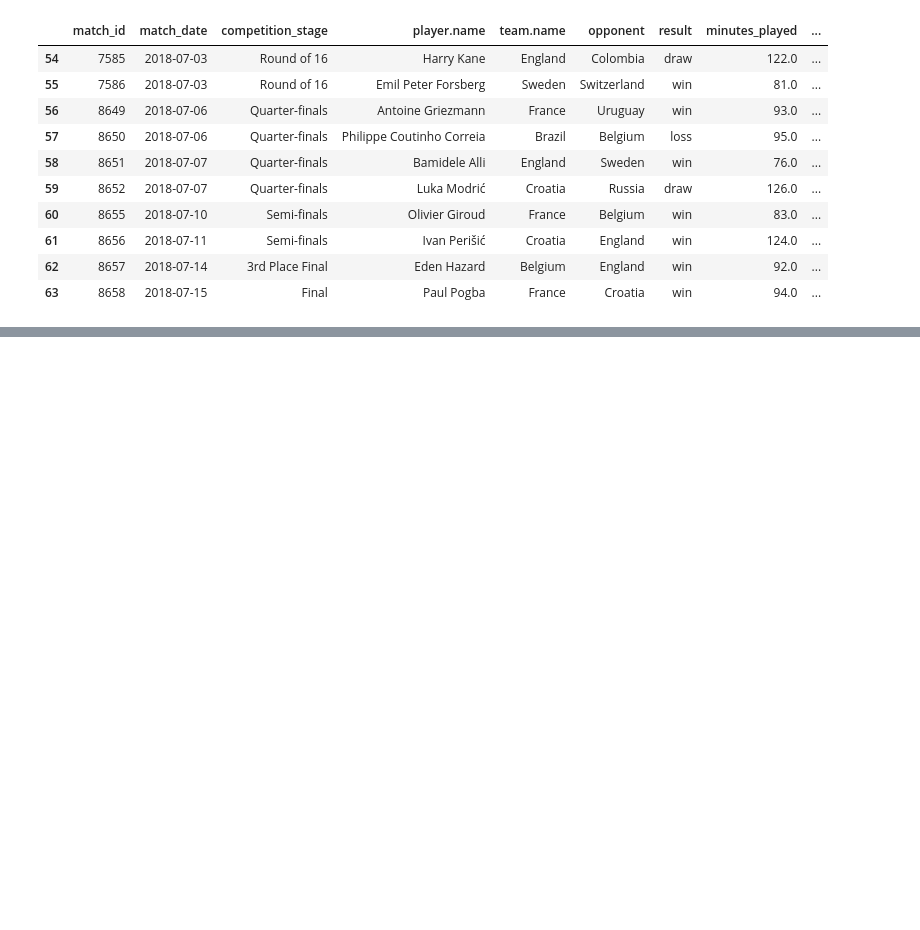
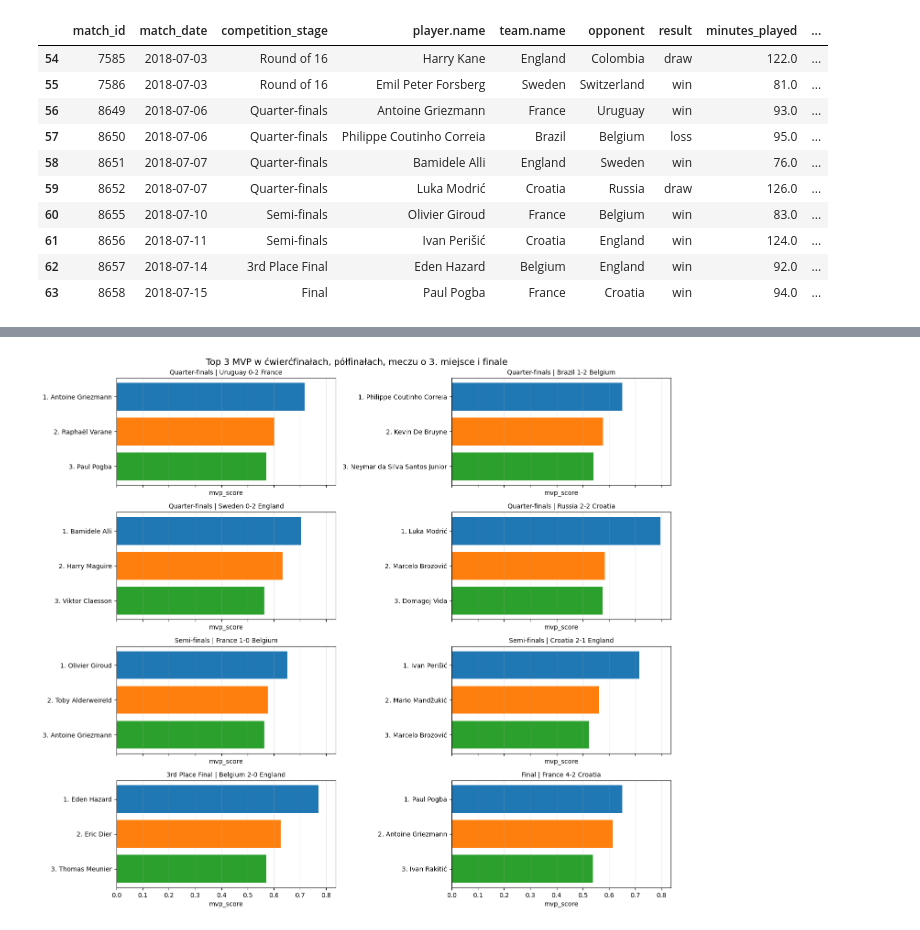
Before and after one commit to mkoczkodaj/MGR_MK, a Jupyter notebook: notebooks/03_budowanie_akcji_ofensywnych.ipynb, the cells around one changed output, grey strips where cells are left out. Saved outputs shown, nothing was run; the diff lists cells and outputs as text; code cells hidden in the pictures; blank space fills up the shorter version.

```diff
--- a/notebooks/03_budowanie_akcji_ofensywnych.ipynb
+++ b/notebooks/03_budowanie_akcji_ofensywnych.ipynb
@@ -277,0 +343,88 @@ all_match_mvps.tail(10)
+# %%
+
+try:
+    mvp_candidates
+except NameError:
+    MVP_MATCH_IDS = None
+    mvp_dataset = build_player_match_dataset(matches, match_ids=MVP_MATCH_IDS)
+    mvp_dataset = add_player_momentum_to_dataset(mvp_dataset, matches)
+    mvp_candidates = score_mvp_candidates(mvp_dataset)
+
+key_stages = ['Quarter-finals', 'Semi-finals', '3rd Place Final', 'Final']
+stage_order = {stage: index for index, stage in enumerate(key_stages)}
+
+key_stage_top3 = (
+    mvp_candidates[
+        mvp_candidates['is_mvp_eligible']
+        & mvp_candidates['competition_stage'].isin(key_stages)
+    ]
+    .sort_values(['match_id', 'mvp_score'], ascending=[True, False])
+    .groupby('match_id', as_index=False)
+    .head(3)
+    .copy()
+)
+
+key_stage_top3['top3_position'] = (
+    key_stage_top3.groupby('match_id')['mvp_score']
+    .rank(ascending=False, method='first')
+    .astype(int)
+)
+key_stage_top3['stage_order'] = key_stage_top3['competition_stage'].map(stage_order)
+key_stage_top3['match_label'] = (
+    key_stage_top3['competition_stage']
+    + ' | '
+    + key_stage_top3['home_team']
+    + ' '
+    + key_stage_top3['home_score'].astype(str)
+    + '-'
+    + key_stage_top3['away_score'].astype(str)
+    + ' '
+    + key_stage_top3['away_team']
+)
+
+key_stage_top3 = key_stage_top3.sort_values(
+    ['stage_order', 'match_date', 'match_id', 'top3_position']
+).reset_index(drop=True)
+
+match_labels = key_stage_top3[['match_id', 'match_label']].drop_duplicates()
+n_matches = len(match_labels)
+n_cols = 2
+n_rows = (n_matches + n_cols - 1) // n_cols
+
+fig, axes = plt.subplots(n_rows, n_cols, figsize=(14, 3.1 * n_rows), sharex=True)
+axes = axes.flatten() if n_matches > 1 else [axes]
+colors = {1: '#1f77b4', 2: '#ff7f0e', 3: '#2ca02c'}
+
+for ax, (_, match_row) in zip(axes, match_labels.iterrows()):
+    match_rows = key_stage_top3[key_stage_top3['match_id'].eq(match_row['match_id'])]
+    match_rows = match_rows.sort_values('top3_position', ascending=False)
+    labels = match_rows['top3_position'].astype(str) + '. ' + match_rows['player.name']
+    ax.barh(
+        labels,
+        match_rows['mvp_score'],
+        color=[colors[position] for position in match_rows['top3_position']],
+    )
+    ax.set_title(match_row['match_label'], fontsize=10)
+    ax.set_xlabel('mvp_score')
+    ax.grid(axis='x', alpha=0.25)
+
+for ax in axes[n_matches:]:
+    ax.axis('off')
+
+fig.suptitle('Top 3 MVP w ćwierćfinałach, półfinałach, meczu o 3. miejsce i finale', fontsize=14)
+plt.tight_layout()
+plt.show()
+
+key_stage_top3_table = key_stage_top3[
+    ['match_id', 'competition_stage', 'home_team', 'away_team', 'top3_position', 'player.name', 'team.name', 'mvp_score']
+].rename(
+    columns={
+        'competition_stage': 'stage',
+        'player.name': 'player',
+        'team.name': 'team',
+    }
+)
+key_stage_top3_table['mvp_score'] = key_stage_top3_table['mvp_score'].round(4)
+key_stage_top3_table
+# %% [output]
+[figure, added]
```
Also changed, not shown: parts of 4 cells of this notebook, 2 other files.
